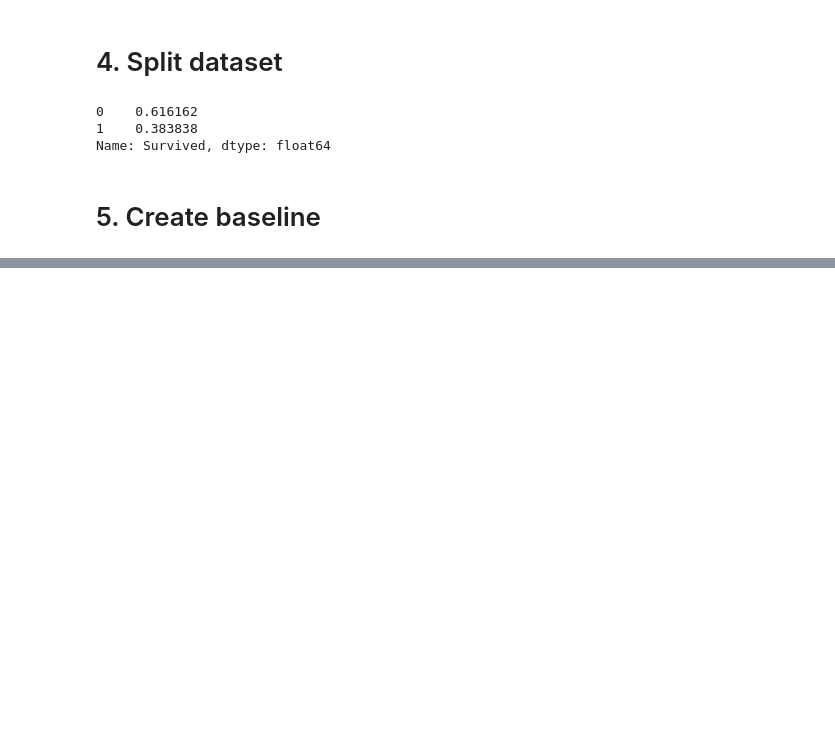
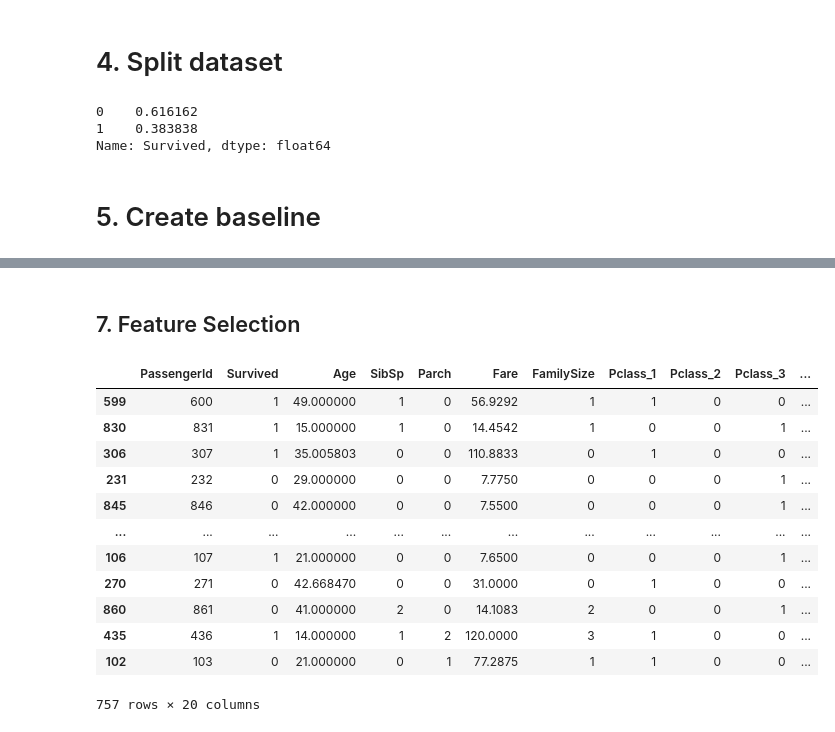
Before and after one commit to ironhack-datalabs/data-ber-06-20, a Jupyter notebook: Notes/module-3/week-7/2_supervised_machine_learning-titanic.ipynb, the cells around one changed output, grey strips where cells are left out. Cells and saved outputs as stored; diff of their text form; code cells hidden in the pictures; blank space fills up the shorter version.

```diff
--- a/Notes/module-3/week-7/2_supervised_machine_learning-titanic.ipynb
+++ b/Notes/module-3/week-7/2_supervised_machine_learning-titanic.ipynb
@@ -481,0 +556,18 @@ balanced_accuracy_score(test_y, model.predict(test_X))
+# %% [markdown]
+## 7. Feature Selection
+# %%
+train
+# %% [output]
+|  | PassengerId | Survived | Age | SibSp | Parch | Fare | FamilySize | Pclass_1 | Pclass_2 | Pclass_3 | ... |
+| 599 | 600 | 1 | 49.000000 | 1 | 0 | 56.9292 | 1 | 1 | 0 | 0 | ... |
+| 830 | 831 | 1 | 15.000000 | 1 | 0 | 14.4542 | 1 | 0 | 0 | 1 | ... |
+| 306 | 307 | 1 | 35.005803 | 0 | 0 | 110.8833 | 0 | 1 | 0 | 0 | ... |
+| 231 | 232 | 0 | 29.000000 | 0 | 0 | 7.7750 | 0 | 0 | 0 | 1 | ... |
+| 845 | 846 | 0 | 42.000000 | 0 | 0 | 7.5500 | 0 | 0 | 0 | 1 | ... |
+| ... | ... | ... | ... | ... | ... | ... | ... | ... | ... | ... | ... |
+| 106 | 107 | 1 | 21.000000 | 0 | 0 | 7.6500 | 0 | 0 | 0 | 1 | ... |
+| 270 | 271 | 0 | 42.668470 | 0 | 0 | 31.0000 | 0 | 1 | 0 | 0 | ... |
+| 860 | 861 | 0 | 41.000000 | 2 | 0 | 14.1083 | 2 | 0 | 0 | 1 | ... |
+| 435 | 436 | 1 | 14.000000 | 1 | 2 | 120.0000 | 3 | 1 | 0 | 0 | ... |
+| 102 | 103 | 0 | 21.000000 | 0 | 1 | 77.2875 | 1 | 1 | 0 | 0 | ... |
+757 rows × 20 columns
```
Also changed, not shown: parts of 55 cells of this notebook.
